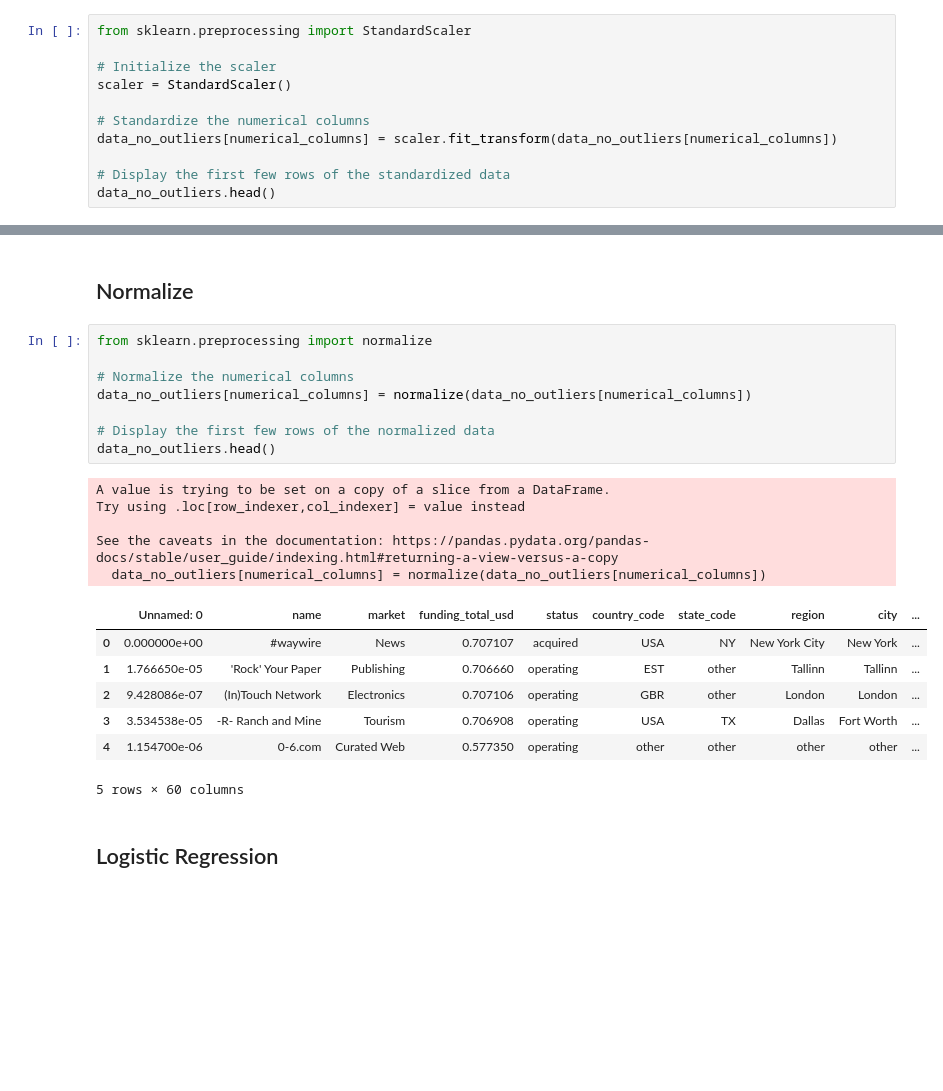
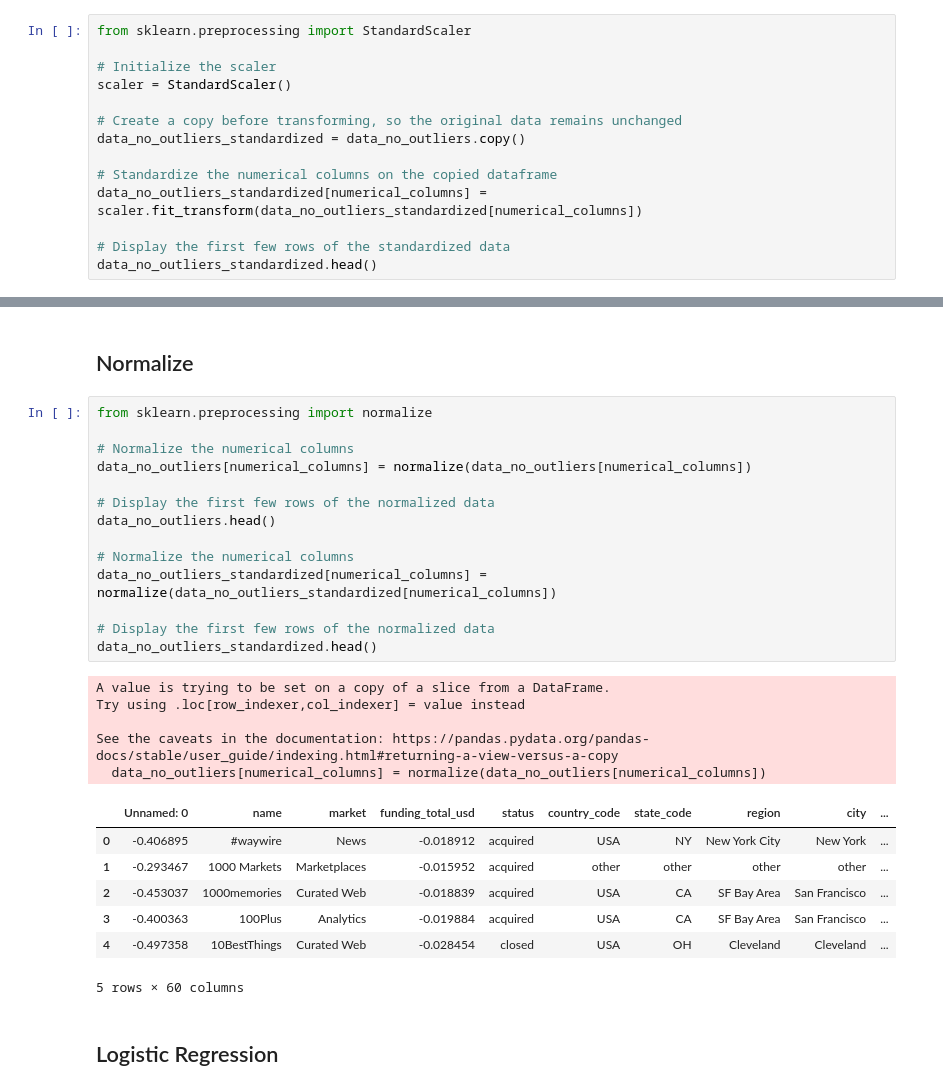
Before and after one commit to lorenzopanero/startup-prediction, a Jupyter notebook: notebook/one_hot_encoding.ipynb, the cells around one changed output, grey strips where cells are left out. Drawn from its saved outputs; the diff is of its cells as text; blank space fills up the shorter version.

```diff
--- a/notebook/one_hot_encoding.ipynb
+++ b/notebook/one_hot_encoding.ipynb
@@ -183,8 +183,11 @@ from sklearn.preprocessing import StandardScaler
 # Initialize the scaler
 scaler = StandardScaler()
 
-# Standardize the numerical columns
-data_no_outliers[numerical_columns] = scaler.fit_transform(data_no_outliers[numerical_columns])
+# Create a copy before transforming, so the original data remains unchanged
+data_no_outliers_standardized = data_no_outliers.copy()
+
+# Standardize the numerical columns on the copied dataframe
+data_no_outliers_standardized[numerical_columns] = scaler.fit_transform(data_no_outliers_standardized[numerical_columns])
 
 # Display the first few rows of the standardized data
-data_no_outliers.head()
+data_no_outliers_standardized.head()
@@ -206,23 +217,29 @@ data_no_outliers.head()
 # %%
 from sklearn.preprocessing import normalize
 
 # Normalize the numerical columns
 data_no_outliers[numerical_columns] = normalize(data_no_outliers[numerical_columns])
 
 # Display the first few rows of the normalized data
 data_no_outliers.head()
+
+# Normalize the numerical columns
+data_no_outliers_standardized[numerical_columns] = normalize(data_no_outliers_standardized[numerical_columns])
+
+# Display the first few rows of the normalized data
+data_no_outliers_standardized.head()
 # %% [output]
 A value is trying to be set on a copy of a slice from a DataFrame.
 Try using .loc[row_indexer,col_indexer] = value instead
 
 See the caveats in the documentation: https://pandas.pydata.org/pandas-docs/stable/user_guide/indexing.html#returning-a-view-versus-a-copy
   data_no_outliers[numerical_columns] = normalize(data_no_outliers[numerical_columns])
 |  | Unnamed: 0 | name | market | funding_total_usd | status | country_code | state_code | region | city | ... |
-| 0 | 0.000000e+00 | #waywire | News | 0.707107 | acquired | USA | NY | New York City | New York | ... |
-| 1 | 1.766650e-05 | 'Rock' Your Paper | Publishing | 0.706660 | operating | EST | other | Tallinn | Tallinn | ... |
-| 2 | 9.428086e-07 | (In)Touch Network | Electronics | 0.707106 | operating | GBR | other | London | London | ... |
-| 3 | 3.534538e-05 | -R- Ranch and Mine | Tourism | 0.706908 | operating | USA | TX | Dallas | Fort Worth | ... |
-| 4 | 1.154700e-06 | 0-6.com | Curated Web | 0.577350 | operating | other | other | other | other | ... |
+| 0 | -0.406895 | #waywire | News | -0.018912 | acquired | USA | NY | New York City | New York | ... |
+| 1 | -0.293467 | 1000 Markets | Marketplaces | -0.015952 | acquired | other | other | other | other | ... |
+| 2 | -0.453037 | 1000memories | Curated Web | -0.018839 | acquired | USA | CA | SF Bay Area | San Francisco | ... |
+| 3 | -0.400363 | 100Plus | Analytics | -0.019884 | acquired | USA | CA | SF Bay Area | San Francisco | ... |
+| 4 | -0.497358 | 10BestThings | Curated Web | -0.028454 | closed | USA | OH | Cleveland | Cleveland | ... |
 5 rows × 60 columns
 # %% [markdown]
 ## Logistic Regression
```
Also changed, not shown: parts of 15 cells of this notebook, 2 other files.
